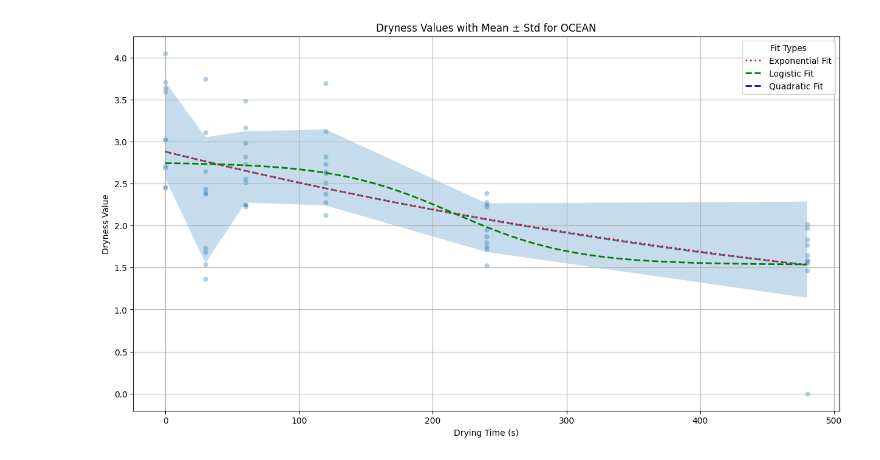
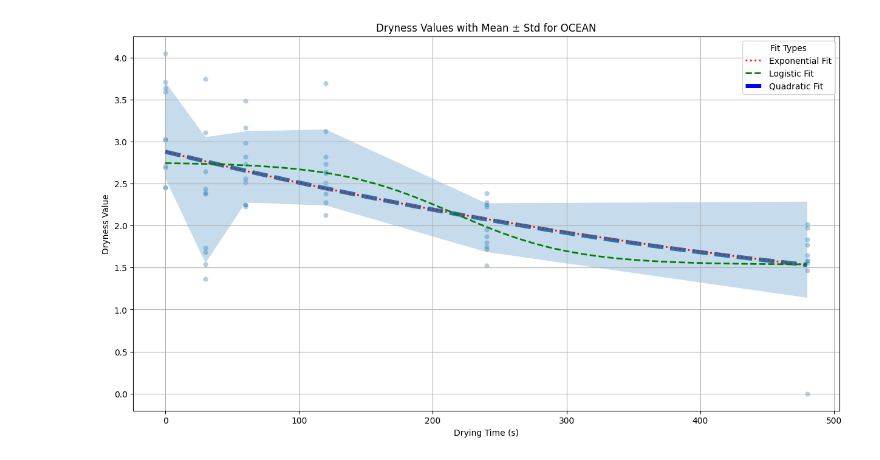
Before and after one commit to NilsTettschlag/drysense-2025_2026, a Jupyter notebook: statistische_auswertung.ipynb, the cells around one changed output. Cells and saved outputs as stored; diff of their text form; code cells hidden in the pictures.

Commit message:
Chnage all: minor format changes of plot

```diff
--- a/statistische_auswertung.ipynb
+++ b/statistische_auswertung.ipynb
@@ -159,7 +159,7 @@ else:
         y='m_diff',
         scatter=False,
         ci=None,
-        line_kws={'linestyle': '--', 'linewidth': 2},
+        line_kws={'linestyle': '--', 'linewidth': 5},
         ax=ax,
         order=2,
     )
@@ -206,32 +206,32 @@ else:
     # --------------------------
     x_fit = np.linspace(x_scaled.min(), x_scaled.max(), 500)
     y_fit_exp = result_exp.eval(x=x_fit)
     y_fit_logistic = result_logistic.eval(x=x_fit)
 
     # 4. Plot fitted curve with rescaled x
     ax.plot(x_fit * 3000, y_fit_exp, color='r', linestyle=':', linewidth=2)
     ax.plot(x_fit * 3000, y_fit_logistic, color='g', linestyle='--', linewidth=2)
 
 # plot legend for fits
 custom_lines = [
     Line2D([0], [0], color='r', linestyle=':', lw=2),
     Line2D([0], [0], color='g', linestyle='--', lw=2),
-    Line2D([0], [0], color='b', linestyle='--', lw=2)
+    Line2D([0], [0], color='b', linestyle='--', lw=5)
 ]
 ax.legend(custom_lines, ['Exponential Fit', 'Logistic Fit', 'Quadratic Fit'], title='Fit Types', loc='upper right')
 
 
 
 
 # ---- labels & styling ----
 plt.title(f'Dryness Values with Mean ± Std for {set_machine}')
 plt.xlabel('Drying Time (s)' if x == 't_duration' else 'NRotation Speed of UL')
 plt.ylabel('Dryness Value')
 plt.grid(True)
 #plt.legend(title='Drying Temperature (T_drying)' if hue else None)
 
 # save & show
 plt.savefig(f'output/{set_machine}/mean_std_dryness_plot.png', dpi=300, bbox_inches='tight')
 plt.show()
 # %% [output]
-[figure, old version]
+[figure, new version]
```
Also changed, not shown: 2 other files.
